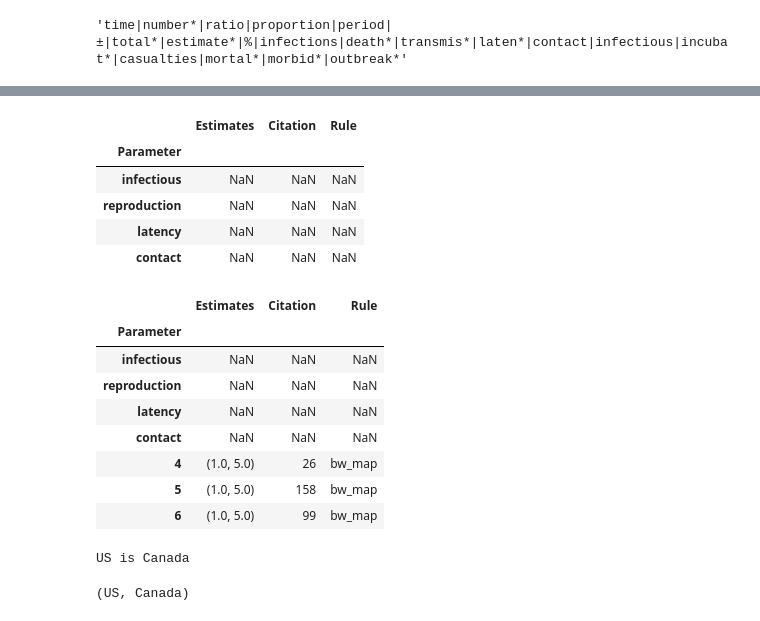
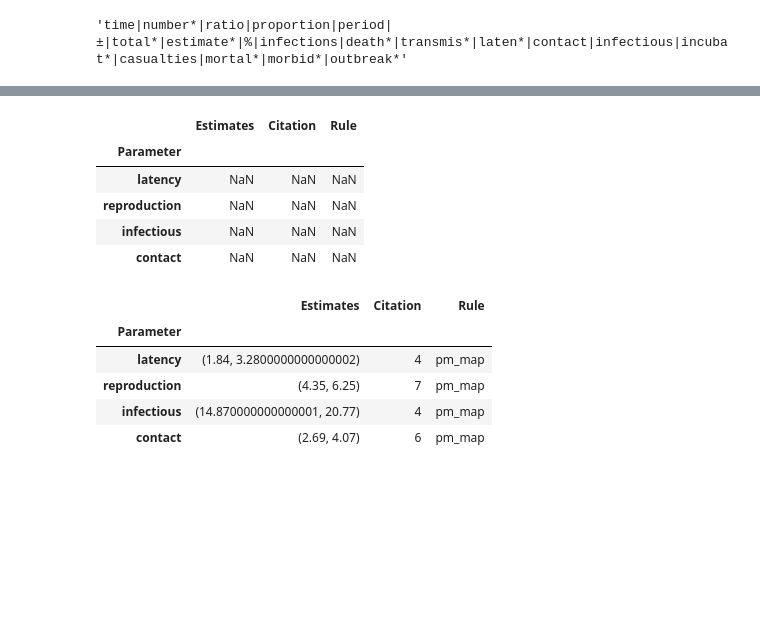
Before and after one commit to djschlicht/academic-paper-scraper, a Jupyter notebook: textdataframe.ipynb, the cells around one changed output, grey strips where cells are left out. Drawn from its saved outputs; the diff is of its cells as text; code cells hidden in the pictures; blank space fills up the shorter version.

```diff
--- a/textdataframe.ipynb
+++ b/textdataframe.ipynb
@@ -178,7 +186,7 @@ args: filter_words: Words to filter results by. By default, the trait keywords.
     df - The Dataframe to filter. By default, sentsdf.
 return: Returns Dataframe with only sentences including keywords from the list.
 '''
-def sentencesWith(filter_words=trait_keywords, df=sentsdf_top):
+def sentencesWith(filter_words=trait_keywords, df=sentsdf):
     if isinstance(filter_words, str):
         filter_regex = filter_words
     elif isinstance(filter_words, list):
@@ -192,7 +200,7 @@ args: df - The dataframe. By default, sentsdf.
 return: The numeric approximation of the relevance of the provided dataframe.
 '''
 def calculateRelevance(df = sentsdf_top.head()):
-    return sum(df.TKMC) / len(df) * 10.000
+    return sum(df.SKC) / len(df) * 10.000
 # %%
 calculateRelevance()
 # %% [output]
@@ -226,15 +221,15 @@ dict_map = {
     "latent":"latency",
     "reproduction":"reproduction"
 }
-stats_df = pd.DataFrame(index = set(dict_map.values()), columns=['Estimates','Citation','Rule'])
-stats_df.index.name = 'Parameter'
-stats_df
+statsdf = pd.DataFrame(index = set(dict_map.values()), columns=['Estimates','Citation','Rule'])
+statsdf.index.name = 'Parameter'
+statsdf
 # %% [output]
 |  | Estimates | Citation | Rule |
 | Parameter |  |  |  |
+| latency | NaN | NaN | NaN |
+| reproduction | NaN | NaN | NaN |
 | infectious | NaN | NaN | NaN |
-| reproduction | NaN | NaN | NaN |
-| latency | NaN | NaN | NaN |
 | contact | NaN | NaN | NaN |
 # %%
 matcher = Matcher(nlp.vocab)
@@ -248,7 +243,7 @@ def funnel_values(estimates, parameter, rule_name):
         statsdf.at[parameter,'Citation'] = idx
         statsdf.at[parameter,'Rule'] = rule_name
     elif idx not in list(statsdf.Citation) and\
-        estimates not in list(statsdf.Estimates.loc[stats_df.Citation == idx]) :
+        estimates not in list(statsdf.Estimates.loc[statsdf.Citation == idx]) :
         statsdf.loc[len(statsdf)] = [estimates, idx, rule_name]
 
 def pm_map(matcher, doc, id, matches):
@@ -278,30 +273,27 @@ def bw_map(matcher, doc, id, matches):
 
         funnel_values(estimates, parameter, "bw_map")
 # %%
-pm_rule = [{"LIKE_NUM":True}, {"TEXT":"±"}, {"LIKE_NUM":True}]
+pm_rule = [{"IS_ALPHA":True}, {"IS_ALPHA":True}, {"IS_ALPHA":True}, {"LIKE_NUM":True}, {"TEXT":"±"}, {"LIKE_NUM":True}]
 bw_rule = [{"LIKE_NUM":True}, {"TEXT":"–"}, {"LIKE_NUM":True}]
 
 matcher.add("pm_rule", pm_map, pm_rule)
 matcher.add("bw_rule", bw_map, bw_rule)
 # %%
-stats_df = pd.DataFrame(index = set(dict_map.values()), columns=['Estimates','Citation','Rule'])
-stats_df.index.name = 'Parameter'
-stats_df
+statsdf = pd.DataFrame(index = set(dict_map.values()), columns=['Estimates','Citation','Rule'])
+statsdf.index.name = 'Parameter'
+statsdf
 
-sents_filt = sentencesWith(specific_numerical_keywords)
+sents_filt = sentencesWith(specific_keywords)
 for idx in sents_filt.index:
     sentence = sents_filt.Sentence[idx]
     sentence = sentence.replace("–"," – ")
     doc = nlp(sentence)
     matches = matcher(doc)
 statsdf
 # %% [output]
 |  | Estimates | Citation | Rule |
 | Parameter |  |  |  |
-| infectious | NaN | NaN | NaN |
-| reproduction | NaN | NaN | NaN |
-| latency | NaN | NaN | NaN |
-| contact | NaN | NaN | NaN |
-| 4 | (1.0, 5.0) | 26 | bw_map |
-| 5 | (1.0, 5.0) | 158 | bw_map |
-| 6 | (1.0, 5.0) | 99 | bw_map |
+| latency | (1.84, 3.2800000000000002) | 4 | pm_map |
+| reproduction | (4.35, 6.25) | 7 | pm_map |
+| infectious | (14.870000000000001, 20.77) | 4 | pm_map |
+| contact | (2.69, 4.07) | 6 | pm_map |
@@ -310,9 +299,0 @@ if re.match(trait_regex,"tim"): print(1)
-# %%
-x = nlp('US is Canada')
-x
-# %% [output]
-US is Canada
-# %%
-x.ents
-# %% [output]
-(US, Canada)
```
Also changed, not shown: parts of 13 cells of this notebook.
